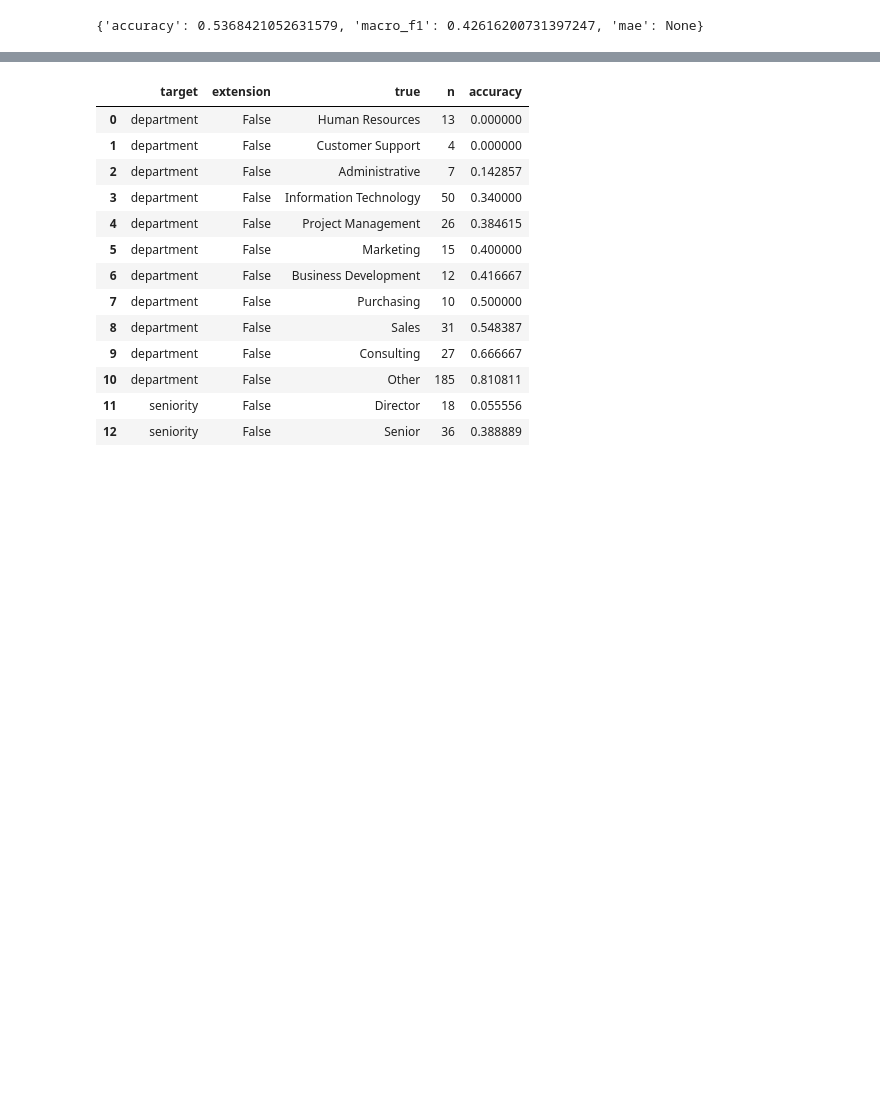
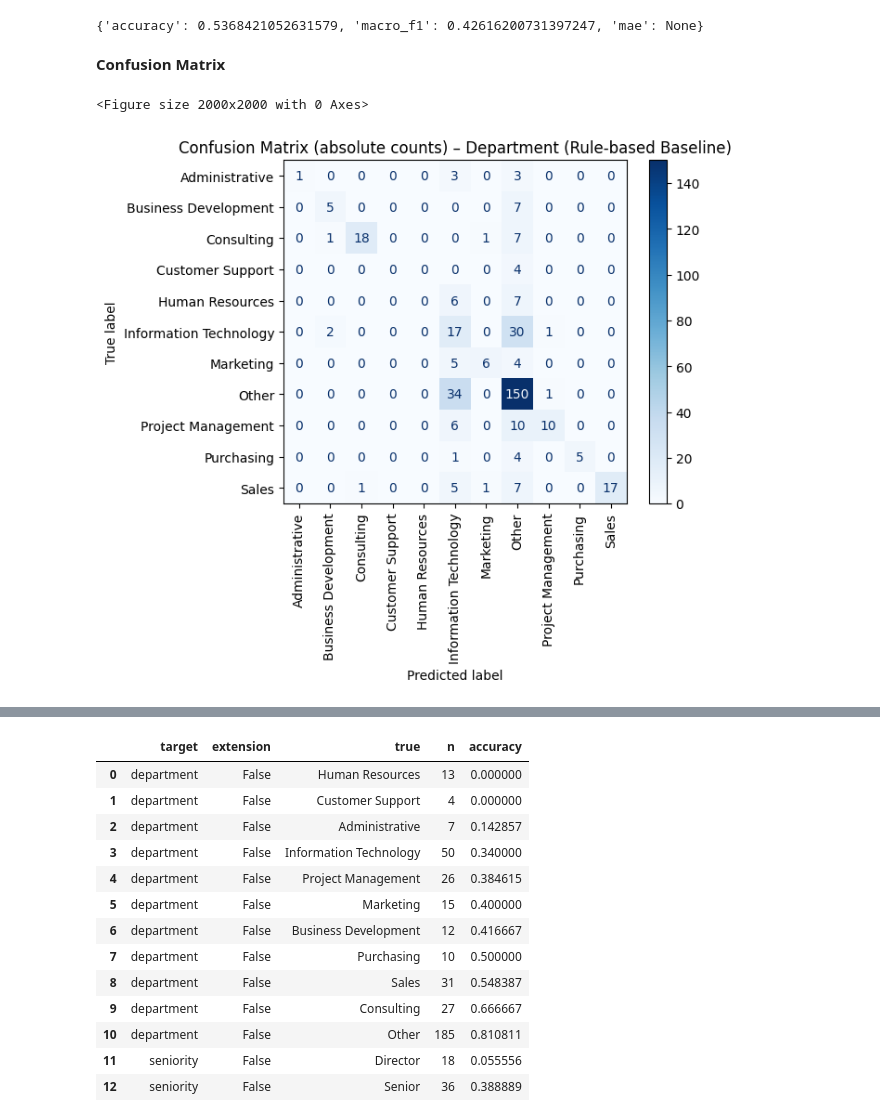
Before and after one commit to luisadosch/nlp-job-title-classification-benchmark-snapaddy, a Jupyter notebook: src/model-1-baseline.ipynb, the cells around one changed output, grey strips where cells are left out. Cells and saved outputs as stored; diff of their text form; code cells hidden in the pictures; blank space fills up the shorter version.

```diff
--- a/src/model-1-baseline.ipynb
+++ b/src/model-1-baseline.ipynb
@@ -200,3 +200,5 @@ metrics_sen_base = evaluate_predictions(y_sen_base, y_sen_pred_base)
 metrics_sen_base
 # %% [output]
 {'accuracy': 0.5368421052631579, 'macro_f1': 0.42616200731397247, 'mae': None}
+# %% [markdown]
+**Confusion Matrix**
@@ -202,0 +208,24 @@ metrics_sen_base
+# %%
+cm_dep = confusion_matrix(
+    y_dep_base,
+    y_dep_pred_base,
+    labels=sorted(y_dep_base.unique())
+)
+
+disp_dep = ConfusionMatrixDisplay(
+    confusion_matrix=cm_dep,
+    display_labels=sorted(y_dep_base.unique())
+)
+
+plt.figure(figsize=(20, 20))
+disp_dep.plot(
+    cmap="Blues",
+    xticks_rotation=90,
+    values_format="d"
+)
+plt.title("Confusion Matrix (absolute counts) – Department (Rule-based Baseline)")
+#plt.tight_layout()
+plt.show()
+# %% [output]
+<Figure size 2000x2000 with 0 Axes>
+[figure, added]
```
Also changed, not shown: parts of 7 cells of this notebook.
